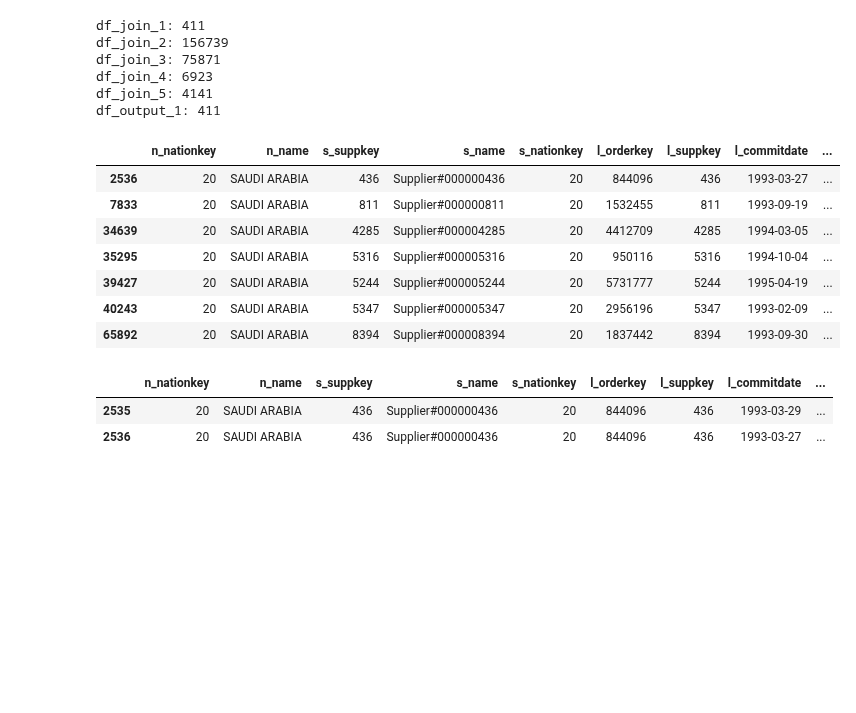
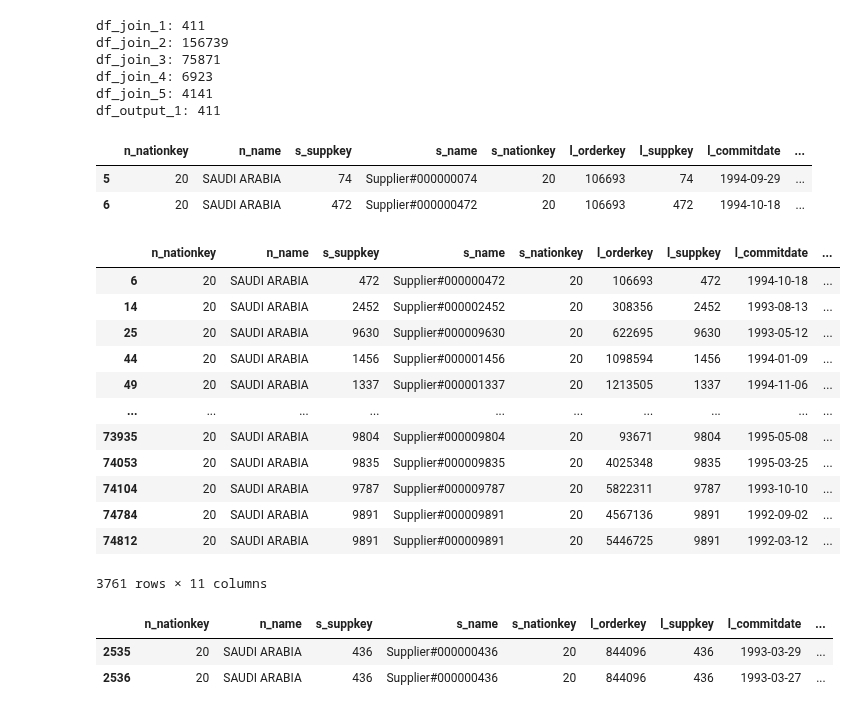
Before and after one commit to groegercesg/QueryBridge, a Jupyter notebook: early_results/q21_hyper.ipynb, the cells around one changed output. Cells and saved outputs as stored; diff of their text form; code cells hidden in the pictures; blank space fills up the shorter version.

```diff
--- a/early_results/q21_hyper.ipynb
+++ b/early_results/q21_hyper.ipynb
@@ -477,17 +477,28 @@ df_join_3: 75871
 df_join_4: 6923
 df_join_5: 4141
 df_output_1: 411
+# %%
+df_join_3[df_join_3['l_orderkey'] == 106693]
+# %% [output]
+|  | n_nationkey | n_name | s_suppkey | s_name | s_nationkey | l_orderkey | l_suppkey | l_commitdate | ... |
+| 5 | 20 | SAUDI ARABIA | 74 | Supplier#000000074 | 20 | 106693 | 74 | 1994-09-29 | ... |
+| 6 | 20 | SAUDI ARABIA | 472 | Supplier#000000472 | 20 | 106693 | 472 | 1994-10-18 | ... |
 # %%
-df_join_3[df_join_3.duplicated(subset=['l_orderkey', 'l_suppkey'])]
+df_join_3[df_join_3.duplicated(subset=['l_orderkey'])]
 # %% [output]
 |  | n_nationkey | n_name | s_suppkey | s_name | s_nationkey | l_orderkey | l_suppkey | l_commitdate | ... |
-| 2536 | 20 | SAUDI ARABIA | 436 | Supplier#000000436 | 20 | 844096 | 436 | 1993-03-27 | ... |
-| 7833 | 20 | SAUDI ARABIA | 811 | Supplier#000000811 | 20 | 1532455 | 811 | 1993-09-19 | ... |
-| 34639 | 20 | SAUDI ARABIA | 4285 | Supplier#000004285 | 20 | 4412709 | 4285 | 1994-03-05 | ... |
-| 35295 | 20 | SAUDI ARABIA | 5316 | Supplier#000005316 | 20 | 950116 | 5316 | 1994-10-04 | ... |
-| 39427 | 20 | SAUDI ARABIA | 5244 | Supplier#000005244 | 20 | 5731777 | 5244 | 1995-04-19 | ... |
-| 40243 | 20 | SAUDI ARABIA | 5347 | Supplier#000005347 | 20 | 2956196 | 5347 | 1993-02-09 | ... |
-| 65892 | 20 | SAUDI ARABIA | 8394 | Supplier#000008394 | 20 | 1837442 | 8394 | 1993-09-30 | ... |
+| 6 | 20 | SAUDI ARABIA | 472 | Supplier#000000472 | 20 | 106693 | 472 | 1994-10-18 | ... |
+| 14 | 20 | SAUDI ARABIA | 2452 | Supplier#000002452 | 20 | 308356 | 2452 | 1993-08-13 | ... |
+| 25 | 20 | SAUDI ARABIA | 9630 | Supplier#000009630 | 20 | 622695 | 9630 | 1993-05-12 | ... |
+| 44 | 20 | SAUDI ARABIA | 1456 | Supplier#000001456 | 20 | 1098594 | 1456 | 1994-01-09 | ... |
+| 49 | 20 | SAUDI ARABIA | 1337 | Supplier#000001337 | 20 | 1213505 | 1337 | 1994-11-06 | ... |
+| ... | ... | ... | ... | ... | ... | ... | ... | ... | ... |
+| 73935 | 20 | SAUDI ARABIA | 9804 | Supplier#000009804 | 20 | 93671 | 9804 | 1995-05-08 | ... |
+| 74053 | 20 | SAUDI ARABIA | 9835 | Supplier#000009835 | 20 | 4025348 | 9835 | 1995-03-25 | ... |
+| 74104 | 20 | SAUDI ARABIA | 9787 | Supplier#000009787 | 20 | 5822311 | 9787 | 1993-10-10 | ... |
+| 74784 | 20 | SAUDI ARABIA | 9891 | Supplier#000009891 | 20 | 4567136 | 9891 | 1992-09-02 | ... |
+| 74812 | 20 | SAUDI ARABIA | 9891 | Supplier#000009891 | 20 | 5446725 | 9891 | 1992-03-12 | ... |
+3761 rows × 11 columns
 # %%
 df_join_3[df_join_3['l_orderkey'] == 844096]
 # %% [output]
```
Also changed, not shown: 2 other files.
